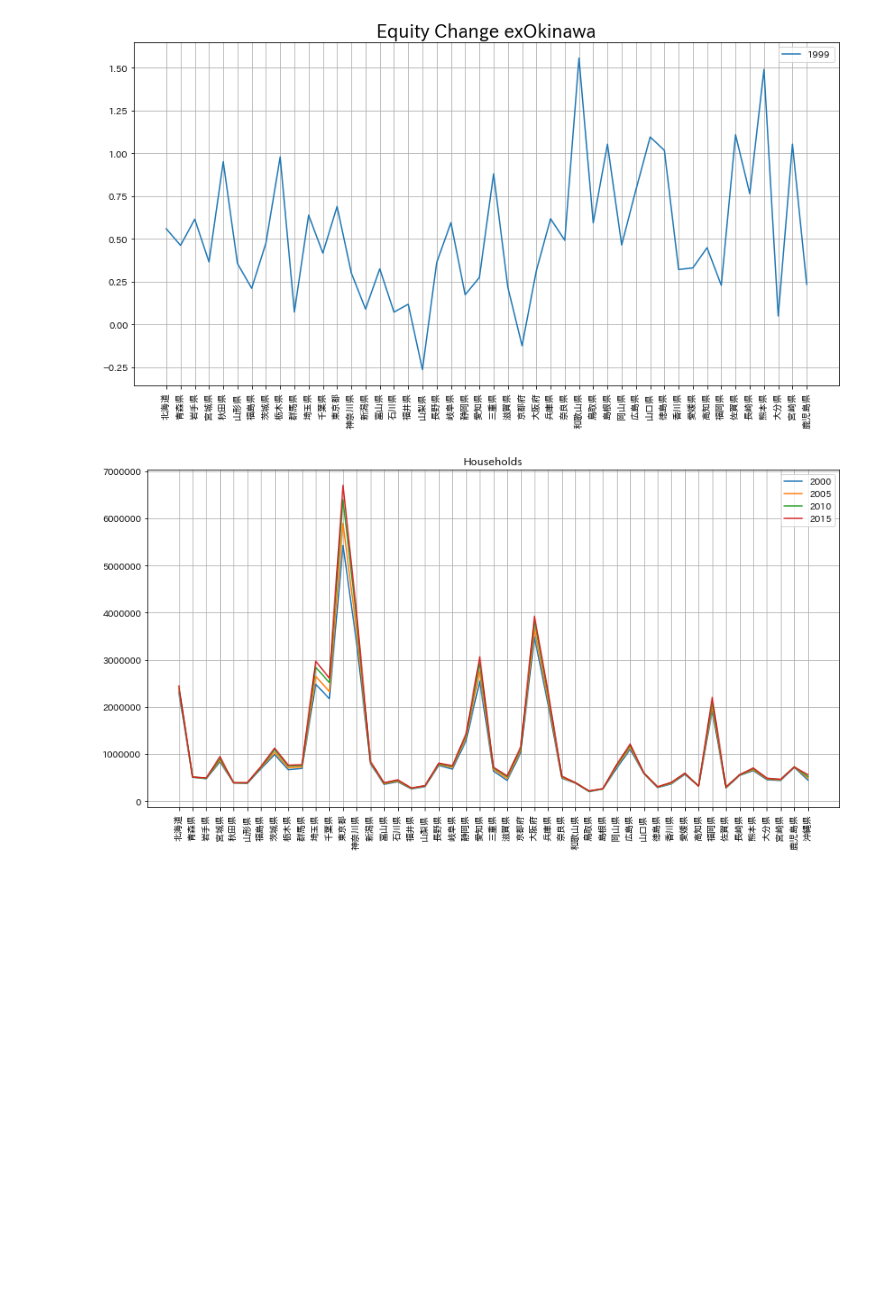
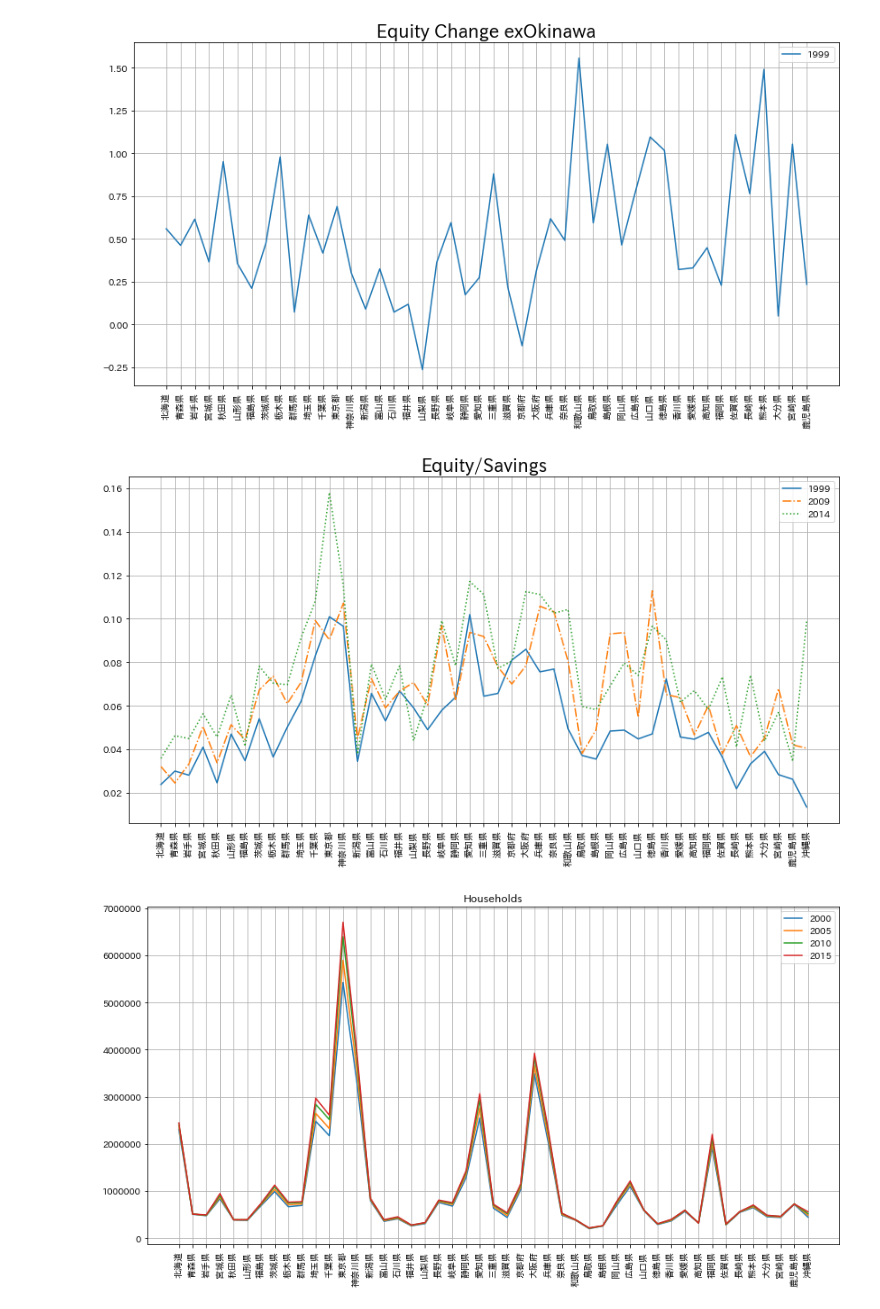
Before and after one commit to mazarimono/kezaidata, a Jupyter notebook: jp-consumer-data-test.ipynb, the cells around one changed output. Saved outputs shown, nothing was run; the diff lists cells and outputs as text; code cells hidden in the pictures; blank space fills up the shorter version.

Commit message:
this is second commit add graphs

```diff
--- a/jp-consumer-data-test.ipynb
+++ b/jp-consumer-data-test.ipynb
@@ -214,3 +225,15 @@ plt.show()
+# %%
+fig = plt.figure(figsize=(14,7))
+plt.plot(df1999.iloc[21, :].astype(float)/df1999.iloc[10, :].astype(float), label="1999")
+plt.plot(df2009.iloc[20, :].astype(float)/df2009.iloc[11, :].astype(float), label="2009", linestyle='-.')
+plt.plot(df2014.iloc[20, :].astype(float)/df2014.iloc[11, :].astype(float), label="2014", linestyle=':')
+plt.title('Equity/Savings', fontsize=20)
+plt.legend()
+plt.grid()
+plt.xticks(rotation=90)
+plt.show()
+# %% [output]
+[figure, added]
 # %%
 fig = plt.figure(figsize=(14,7))
 plt.plot(pop2000['都道府県'], pop2000['世帯総数'].astype(int), label='2000')
```
Also changed, not shown: parts of 1 cell of this notebook, 1 other file.
